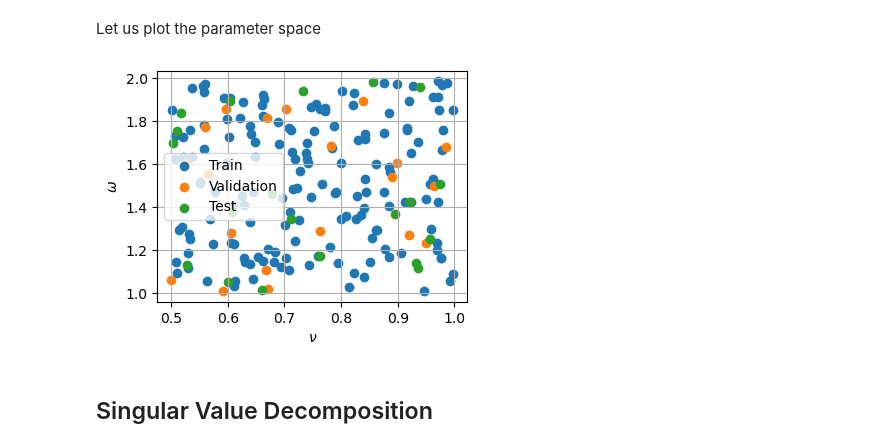
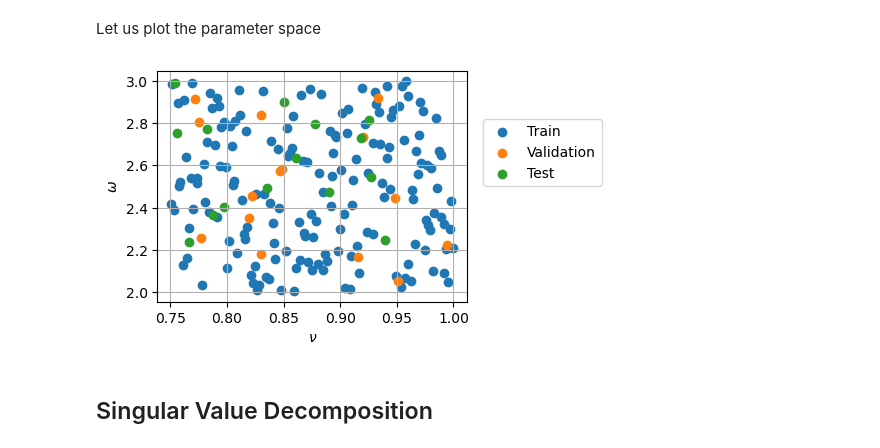
Before and after one commit to markus0800/SHRED-ROM, a Jupyter notebook: KuramotoSivashinsky/ks_padding_shred.ipynb, the cells around one changed output. Cells and saved outputs as stored; diff of their text form; code cells hidden in the pictures.

```diff
--- a/KuramotoSivashinsky/ks_padding_shred.ipynb
+++ b/KuramotoSivashinsky/ks_padding_shred.ipynb
@@ -17,7 +17,7 @@ Solving in $[0,L]$ with $L=2\pi$ for $u_0 = \cos(2 \pi\,x/L)\cdot (1+\sin(2 \pi\
 N = 2**11
 L = 2 * np.pi * 16
 
-tmax = 50
+tmax = 60
 dt = 1e-2
 saved_steps = Ntime_for_nn
 
@@ -27,22 +27,30 @@ For different values of viscosity $\nu$, we generate the data.
 # %%
 from ks import renshaw
 from tqdm import tqdm
-from numpy.random import default_rng
+from scipy.stats import qmc
 
 Ns = Ntraj_to_simulate
 
 solve_KS = True
 
 if solve_KS:
+
+    # Random Sampling with Latin Hypercube
+    param_bounds = [[0.75, 2.0], [1.0, 3.0]] # nu, omega
+    sampler = qmc.LatinHypercube(d=2)
+    sample = sampler.random(n=Ntraj_to_simulate)
+    scaled_sample = qmc.scale(sample, param_bounds[0], param_bounds[1])
+    nu_samples, omega_samples = scaled_sample[:, 0], scaled_sample[:, 1]
+
     bar = tqdm(range(Ntraj_to_simulate), 'Solving parametric KS equation')
     snapshots_data = list()
     params = list()
 
     for ii in range(Ntraj_to_simulate):
 
-        rng = default_rng()
-        nu = (2 - 0.5) * rng.random() + 0.5
-        omega = (5 - 1) * rng.random() + 1
+        nu = nu_samples[ii]
+        omega = omega_samples[ii]
+
         u0 = lambda x: np.cos(omega * 2 * np.pi * x / L) * (1 + np.sin(omega * 2 * np.pi * x / L))
 
         snapshots_data.append(renshaw(x, u0, tmax = tmax, N = N, h = dt, nu = nu, saved_steps=saved_steps))
@@ -89,8 +97,6 @@ plt.tight_layout()
 # %% [markdown]
 Let us store the snapshots
 # %%
-import os
-
 snaps = dict()
 domain = x
 snaps['t'] = snapshots_data[0][1]
@@ -98,13 +104,17 @@ snaps['params'] = params
 snaps['snapshots'] = {'u': [snap[2].T for snap in snapshots_data]}
 
 N_params = params.shape[1]
+Nh = len(x)
+Nt = len(snaps['t'])
+
+assert snaps['snapshots']['u'][0].shape == (Nh, Nt)
 # %% [markdown]
 Split into train, test and validation for the parameter
 # %%
 np.random.seed(5)
 
 ntrajectories = len(snaps['params'])
-ntrain = int(0.8 * ntrajectories)
+ntrain = int(0.85 * ntrajectories)
 
 idx_train = np.random.choice(ntrajectories, size = ntrain, replace = False)
 mask = np.ones(ntrajectories)
@@ -120,12 +130,12 @@ dataset = dict()
 dataset['u'] = {
     'train': np.asarray([snaps['snapshots']['u'][idx].T for idx in idx_train]),
     'valid': np.asarray([snaps['snapshots']['u'][idx].T for idx in idx_valid]),
-    'test': np.asarray([snaps['snapshots']['u'][idx].T for idx in idx_test]),
+    'test': np.asarray([snaps['snapshots']['u'][idx].T  for idx in idx_test]),
 }
 
-mu = np.zeros((ntrajectories, Ntime_for_nn+1, N_params))
+mu = np.zeros((ntrajectories, Nt, N_params))
 for idx in range(ntrajectories):
-    for tt in range(Ntime_for_nn+1):
+    for tt in range(Nt):
         mu[idx, tt] = snaps['params'][idx]
 
 dataset['params'] = {
@@ -138,16 +148,16 @@ Let us plot the parameter space
 # %%
 fig, axs = plt.subplots(1, 1, figsize=(4, 3))
 
 axs.scatter(dataset['params']['train'][:, 0, 0], dataset['params']['train'][:, 0, 1], label='Train')
 axs.scatter(dataset['params']['valid'][:, 0, 0], dataset['params']['valid'][:, 0, 1], label='Validation')
 axs.scatter(dataset['params']['test'][:, 0, 0],  dataset['params']['test'][:, 0, 1], label='Test')
 
 axs.set_xlabel(r'$\nu$')
 axs.set_ylabel(r'$\omega$')
-axs.legend()
+axs.legend(loc=(1.05, 0.5))
 axs.grid()
 # %% [output]
-[figure, old version]
+[figure, new version]
 # %% [markdown]
 ## Singular Value Decomposition
 # %%
```
Also changed, not shown: parts of 19 cells of this notebook.
